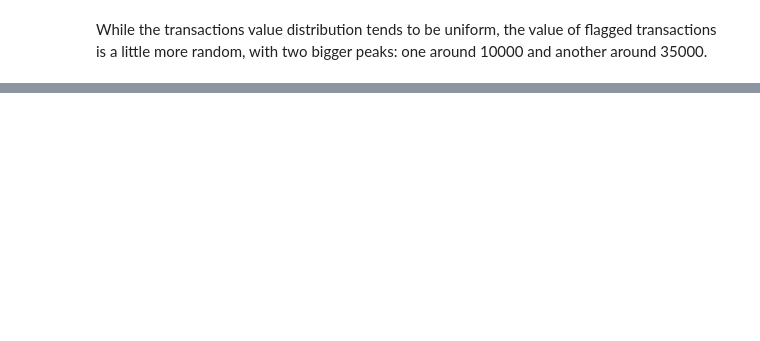
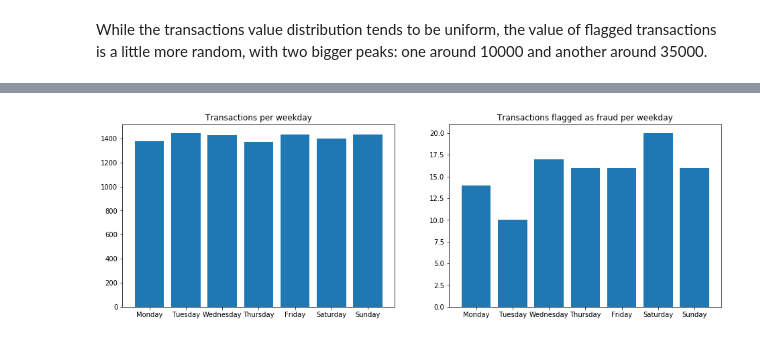
Before and after one commit to RenanNunes/data-intern-challenge, a Jupyter notebook: Case.ipynb, the cells around one changed output, grey strips where cells are left out. Cells and saved outputs as stored; diff of their text form; code cells hidden in the pictures; blank space fills up the shorter version.

```diff
--- a/Case.ipynb
+++ b/Case.ipynb
@@ -217,0 +290,12 @@ PostgreSQL connection is now closed
+# %%
+fig, axs = plt.subplots(1, 2, figsize=(16, 5))
+weekdays_order = ['Monday', 'Tuesday', 'Wednesday', 'Thursday', 'Friday', 'Saturday', 'Sunday']
+axs[0].set_title('Transactions per weekday')
+aux_weekday = transactions_analysis[(transactions_analysis.fraud_flag == False)].weekday.value_counts()[weekdays_order]
+axs[0].bar(aux_weekday.index, aux_weekday.values)
+axs[1].set_title('Transactions flagged as fraud per weekday')
+aux_weekday_fraud = transactions_analysis[(transactions_analysis.fraud_flag == True)].weekday.value_counts()[weekdays_order]
+axs[1].bar(aux_weekday_fraud.index, aux_weekday_fraud.values)
+plt.show()
+# %% [output]
+[figure, added]
```
Also changed, not shown: parts of 31 cells of this notebook.
